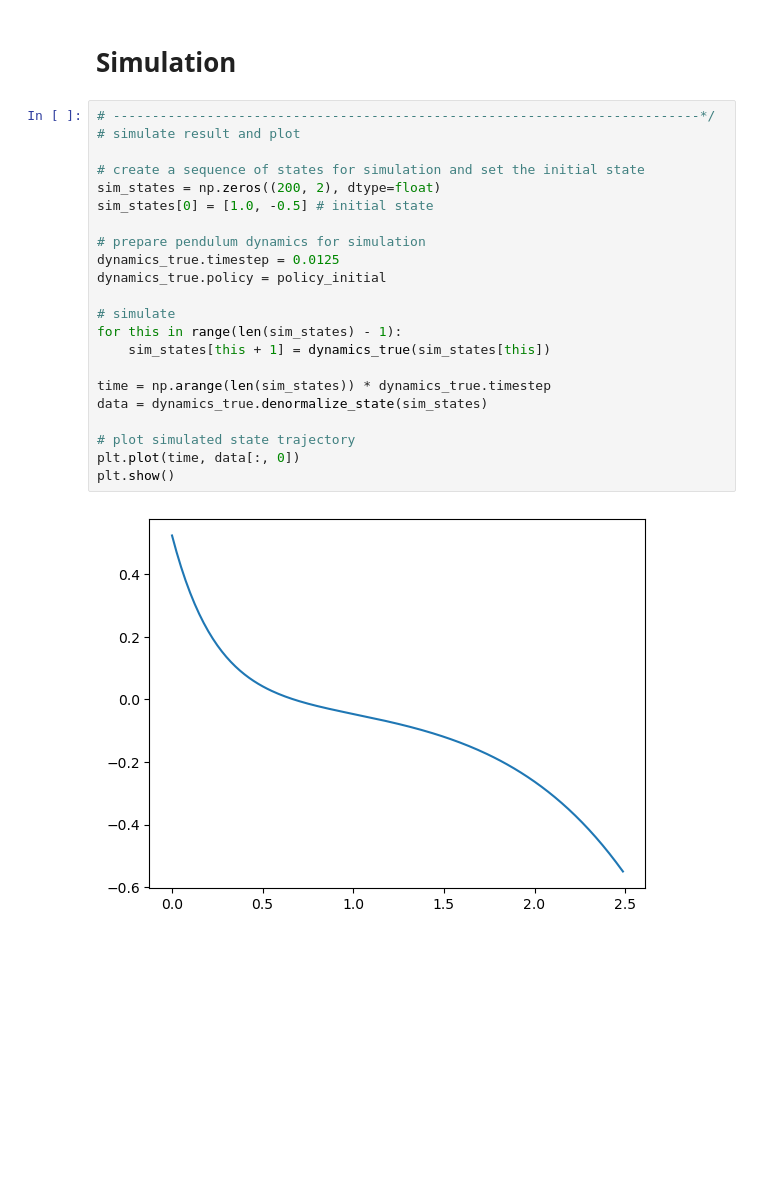
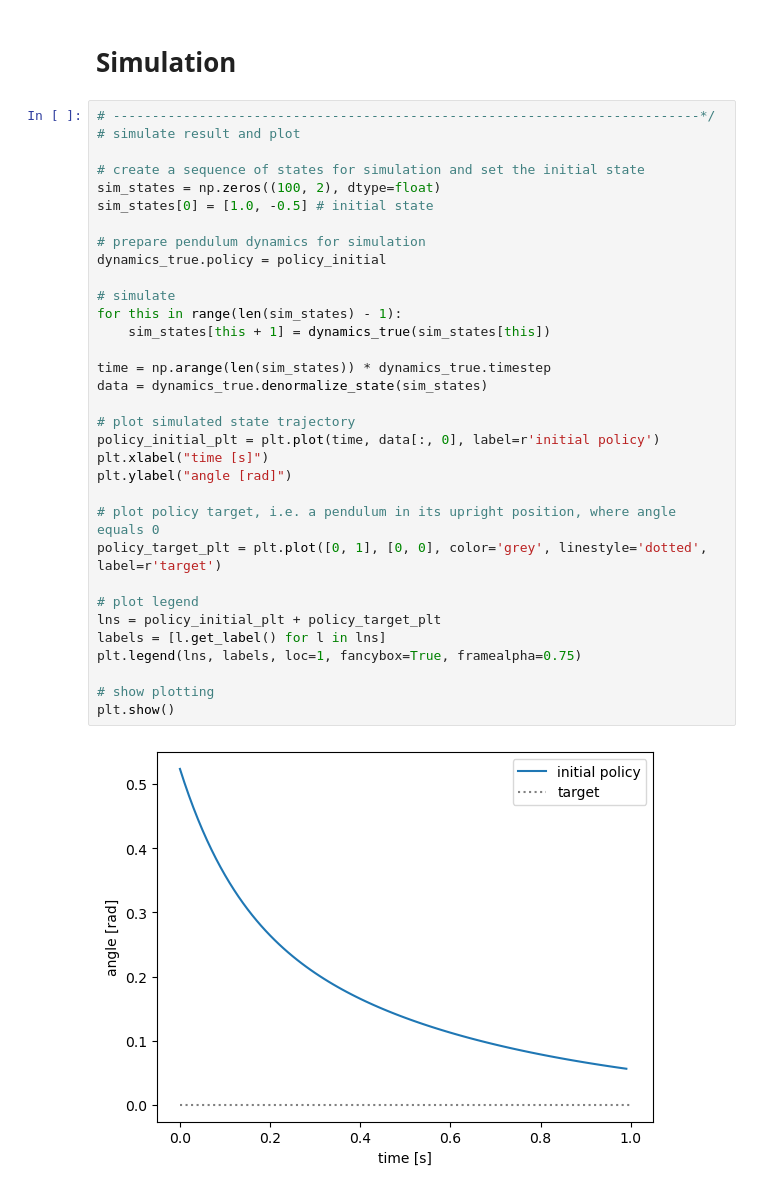
Before and after one commit to maalberg/safely, a Jupyter notebook: safely_pendulum.ipynb, the cells around one changed output. Saved outputs shown, nothing was run; the diff lists cells and outputs as text; blank space fills up the shorter version.

```diff
--- a/safely_pendulum.ipynb
+++ b/safely_pendulum.ipynb
@@ -156,24 +156,35 @@ plt.show()
 # %%
 # ---------------------------------------------------------------------------*/
 # simulate result and plot
 
 # create a sequence of states for simulation and set the initial state
-sim_states = np.zeros((200, 2), dtype=float)
+sim_states = np.zeros((100, 2), dtype=float)
 sim_states[0] = [1.0, -0.5] # initial state
 
 # prepare pendulum dynamics for simulation
-dynamics_true.timestep = 0.0125
 dynamics_true.policy = policy_initial
 
 # simulate
 for this in range(len(sim_states) - 1):
     sim_states[this + 1] = dynamics_true(sim_states[this])
 
 time = np.arange(len(sim_states)) * dynamics_true.timestep
 data = dynamics_true.denormalize_state(sim_states)
 
 # plot simulated state trajectory
-plt.plot(time, data[:, 0])
+policy_initial_plt = plt.plot(time, data[:, 0], label=r'initial policy')
+plt.xlabel("time [s]")
+plt.ylabel("angle [rad]")
+
+# plot policy target, i.e. a pendulum in its upright position, where angle equals 0
+policy_target_plt = plt.plot([0, 1], [0, 0], color='grey', linestyle='dotted', label=r'target')
+
+# plot legend
+lns = policy_initial_plt + policy_target_plt
+labels = [l.get_label() for l in lns]
+plt.legend(lns, labels, loc=1, fancybox=True, framealpha=0.75)
+
+# show plotting
 plt.show()
 # %% [output]
-[figure, old version]
+[figure, new version]
```
Also changed, not shown: parts of 1 cell of this notebook, 1 other file.
